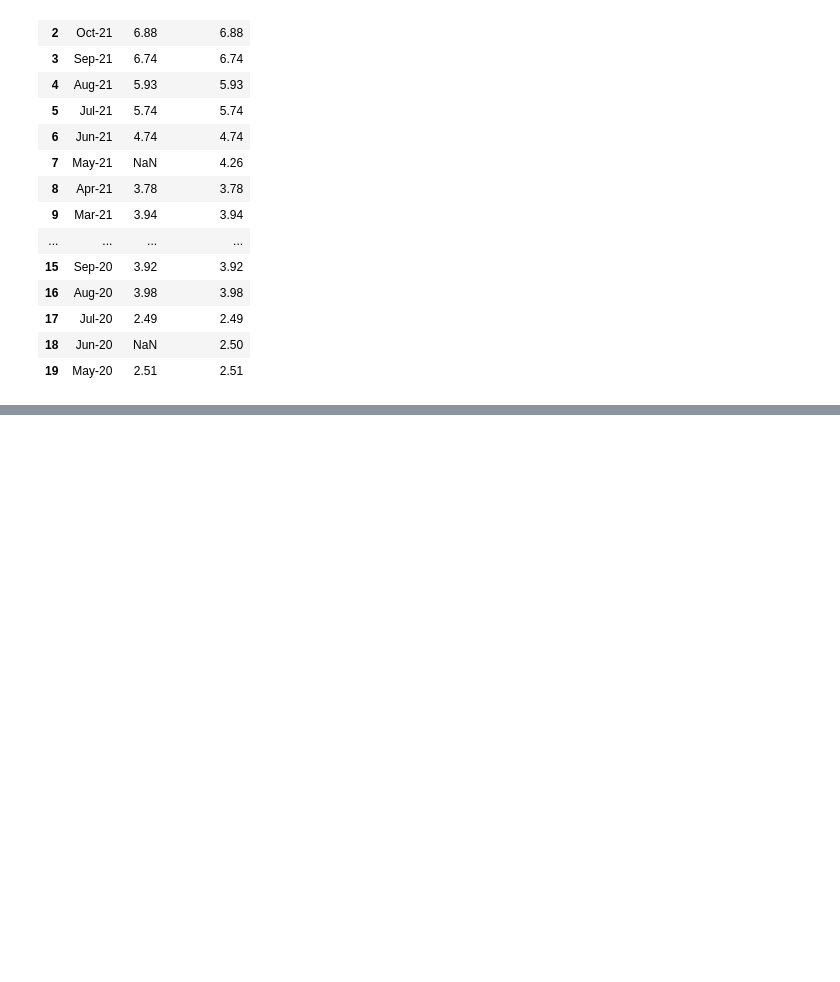
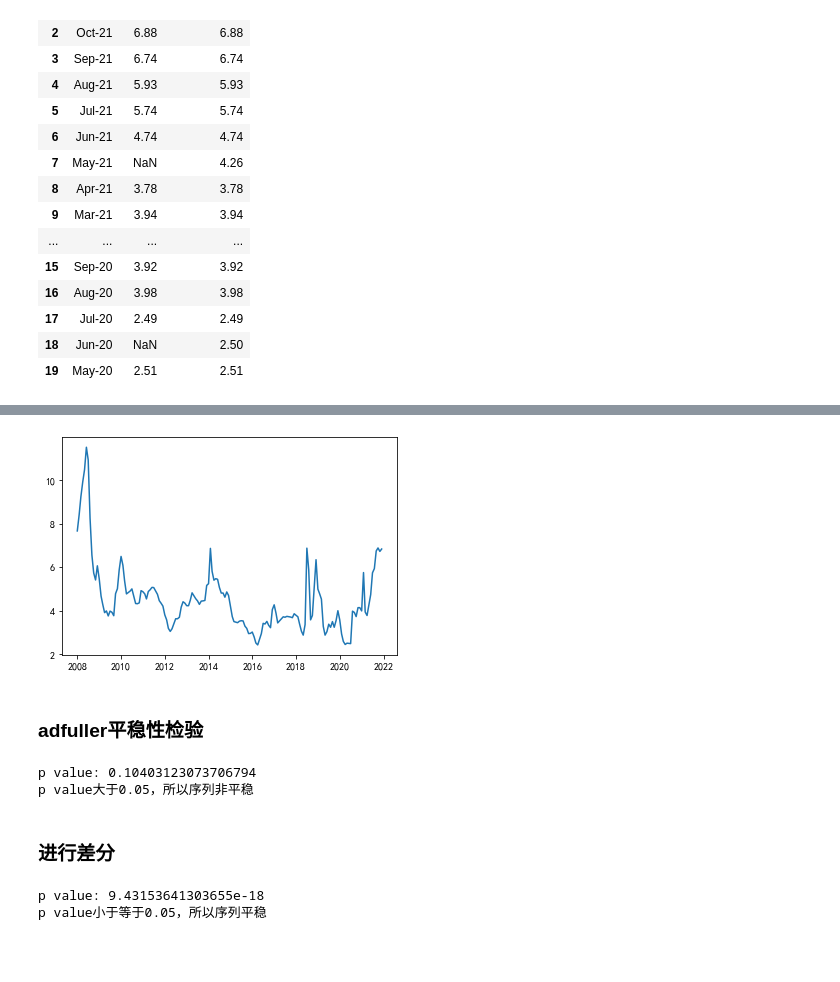
Before and after one commit to weiminye/Hands-On-Artificial-Intelligence-for-Banking-Chinese, a Jupyter notebook: 第2章/例子1时间序列分析/中文讲解.ipynb, the cells around one changed output, grey strips where cells are left out. Drawn from its saved outputs; the diff is of its cells as text; code cells hidden in the pictures; blank space fills up the shorter version.

```diff
--- a/第2章/例子1时间序列分析/中文讲解.ipynb
+++ b/第2章/例子1时间序列分析/中文讲解.ipynb
@@ -14 +19,4 @@ import pickle
+# %%
+plt.rcParams["font.family"] = ["sans-serif"]
+plt.rcParams["font.sans-serif"] = ['SimHei']
 # %% [markdown]
@@ -87,0 +98,4 @@ linear_interpolation_df.head(20)
+# %%
+# 转换Month格式
+linear_interpolation_df['月份'] = linear_interpolation_df['Month'].map(lambda dt: datetime.strptime(dt,'%b-%y'))
+linear_interpolation_df.head()
@@ -88,2 +109,43 @@ linear_interpolation_df.head(20)
+# %%
+plt.plot(linear_interpolation_df['月份'],linear_interpolation_df['填补缺失值后'])
+plt.show()
+# %% [output]
+[figure, added]
+# %% [markdown]
+### adfuller平稳性检验
+# %%
+linear_interpolation_data_for_adfuller = linear_interpolation_df[['填补缺失值后']]
+adfuller结果 = adfuller(linear_interpolation_data_for_adfuller)
+print('p value:', adfuller结果[1])
+if adfuller结果[1] > 0.05:
+    print('p value大于0.05，所以序列非平稳')
+else:
+    print('p value小于等于0.05，所以序列平稳')
+# %% [output]
+p value: 0.10403123073706794
+p value大于0.05，所以序列非平稳
+# %% [markdown]
+### 进行差分
+# %%
+# # 一阶差分
+data_diff1 = linear_interpolation_data_for_adfuller.diff()
+data_diff1[np.isnan(data_diff1)] = 0
+# # 如果需要，则继续 二阶差分
+# data_diff2 = data_diff1.diff()
+# data_diff2[np.isnan(data_diff2)] = 0
+
+# 如果需要，则继续季节差分
+# data_diff = linear_interpolation_data_for_adfuller.diff(12).dropna()
+
+# ADF检验
+adfuller结果 = adfuller(data_diff1)
+print('p value:', adfuller结果[1])
+if adfuller结果[1] > 0.05:
+    print('p value大于0.05，所以序列非平稳')
+else:
+    print('p value小于等于0.05，所以序列平稳')
+# %% [output]
+p value: 9.43153641303655e-18
+p value小于等于0.05，所以序列平稳
 # %% [markdown]
 #
```
Also changed, not shown: parts of 8 cells of this notebook.
